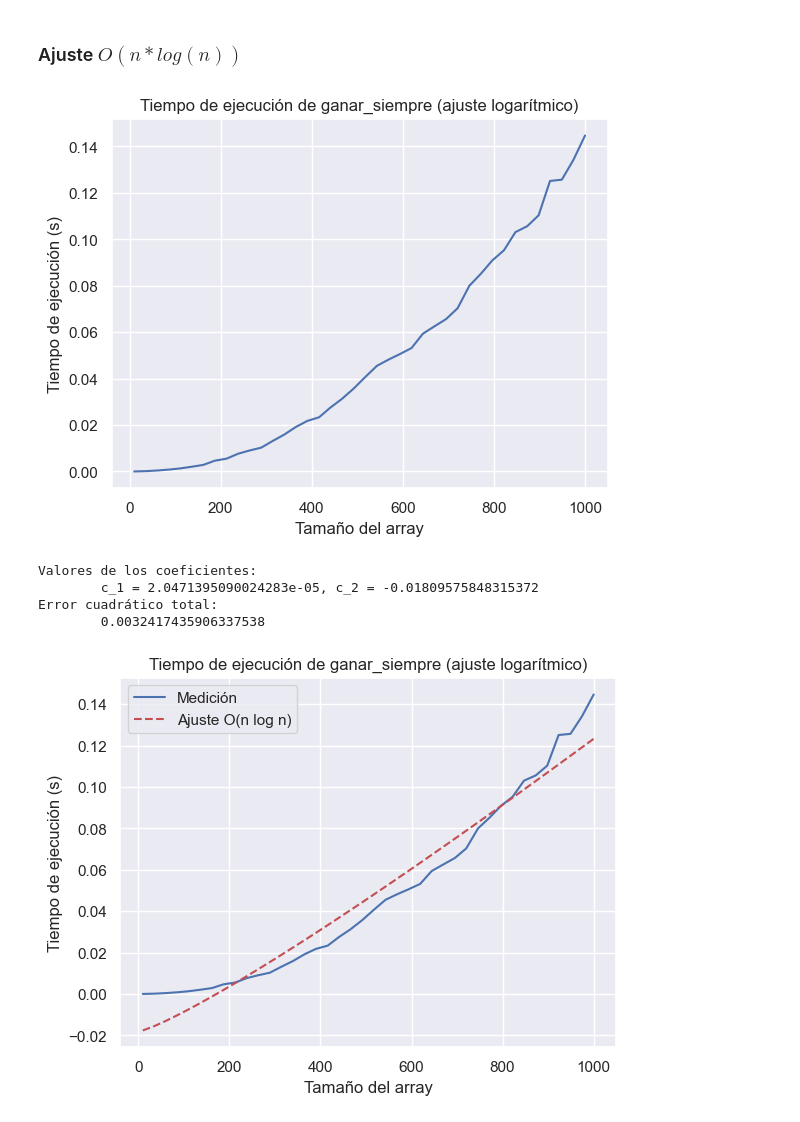
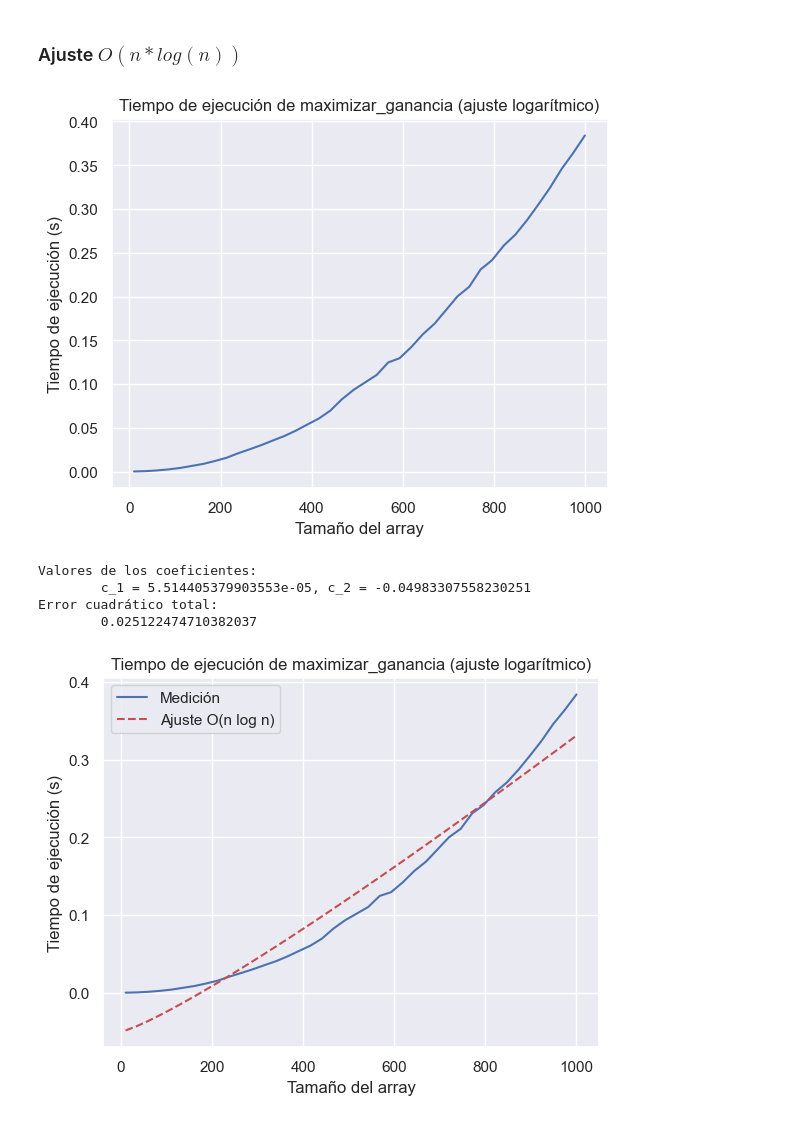
Before and after one commit to alejofabregas/TP2-TDA, a Jupyter notebook: analisis_complejidad.ipynb, the cells around one changed output. Saved outputs shown, nothing was run; the diff lists cells and outputs as text; code cells hidden in the pictures.

```diff
--- a/analisis_complejidad.ipynb
+++ b/analisis_complejidad.ipynb
@@ -256,17 +256,17 @@ x = np.linspace(10, 1_000, 40).astype(int)
 
 # Usamos la función time_algorithm de utils que prueba la función para las distintas entradas
 # Devuelve el tiempo que tarda para cada tamaño de entrada
-results = time_algorithm(ganar_siempre, x, lambda s: [get_random_array(s)])
+results = time_algorithm(maximizar_ganancia, x, lambda s: [get_random_array(s)])
 # %%
 ax: plt.Axes
 fig, ax = plt.subplots()
 ax.plot(x, [results[i] for i in x], label="Medición")
-ax.set_title('Tiempo de ejecución de ganar_siempre (ajuste logarítmico)')
+ax.set_title('Tiempo de ejecución de maximizar_ganancia (ajuste logarítmico)')
 ax.set_xlabel('Tamaño del array')
 ax.set_ylabel('Tiempo de ejecución (s)')
 None
 # %% [output]
-[figure, old version]
+[figure, new version]
 # %%
 # Ajuste para la complejidad O(n log n)
 f = lambda x, c1, c2: c1 * x * np.log(x) + c2
@@ -282,12 +282,12 @@ r = np.sum((c[0] * x * np.log(x) + c[1] - [results[n] for n in x])**2)
 print(f"Error cuadrático total: \n\t{r}")
 # %% [output]
 Valores de los coeficientes:
-        c_1 = 2.0471395090024283e-05, c_2 = -0.01809575848315372
+        c_1 = 5.514405379903553e-05, c_2 = -0.04983307558230251
 Error cuadrático total:
-        0.0032417435906337538
+        0.025122474710382037
 # %%
 ax.plot(x, [c[0] * n * np.log(n) + c[1] for n in x], 'r--', label="Ajuste O(n log n)")
 ax.legend()
 fig
 # %% [output]
-[figure, old version]
+[figure, new version]
```
Also changed, not shown: parts of 18 cells of this notebook.
